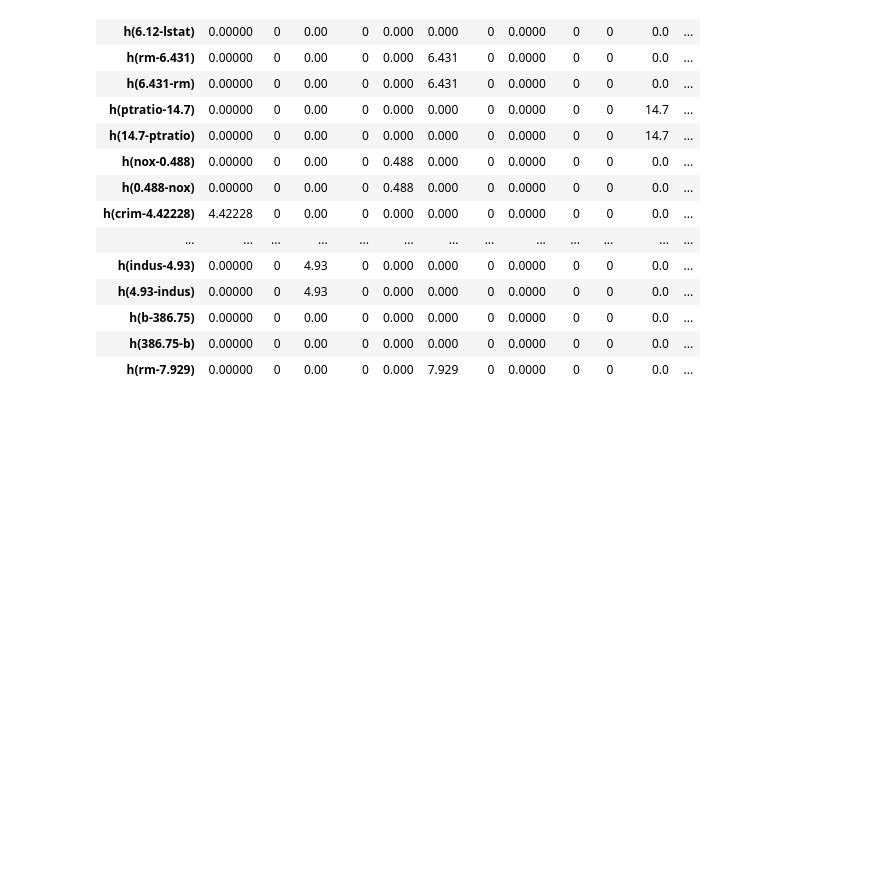
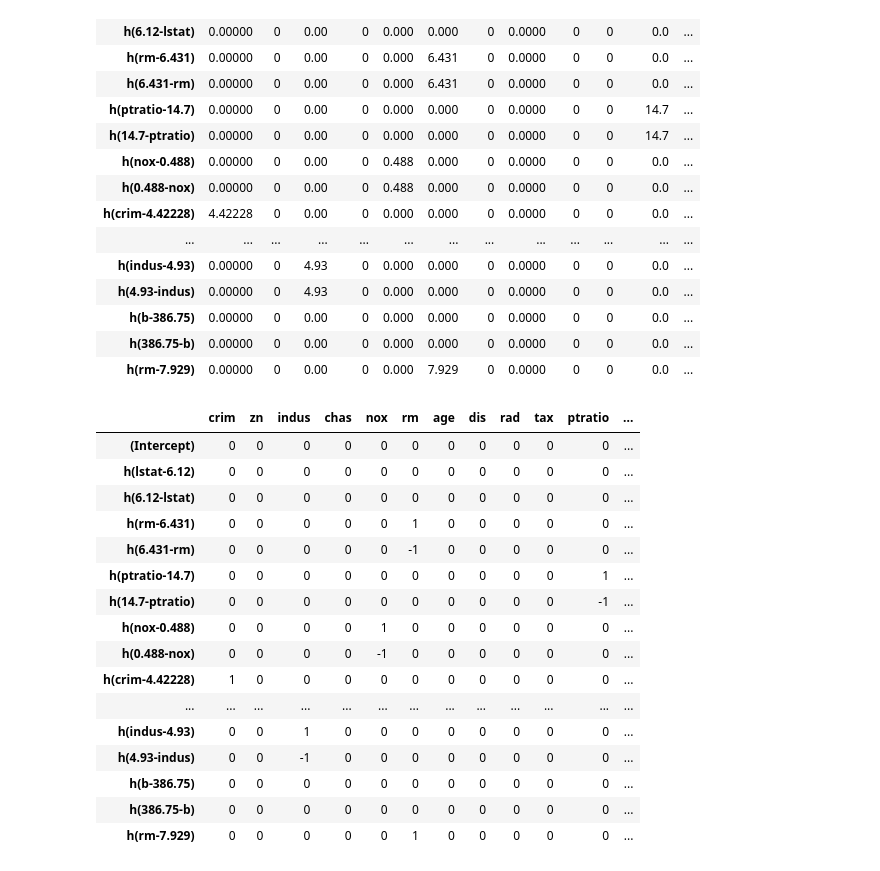
Before and after one commit to mllite/caret2sql, a Jupyter notebook: doc/earth/caret2sql-earth-boston.ipynb, the cells around one changed output. Saved outputs shown, nothing was run; the diff lists cells and outputs as text; code cells hidden in the pictures; blank space fills up the shorter version.

Commit message:
Add Caret Earth Method #17
Improved regression support., Added degree 2 models (variables interactions)

```diff
--- a/doc/earth/caret2sql-earth-boston.ipynb
+++ b/doc/earth/caret2sql-earth-boston.ipynb
@@ -314,4 +314,22 @@ earth1$cuts
 | h(386.75-b) | 0.00000 | 0 | 0.00 | 0 | 0.000 | 0.000 | 0 | 0.0000 | 0 | 0 | 0.0 | ... |
 | h(rm-7.929) | 0.00000 | 0 | 0.00 | 0 | 0.000 | 7.929 | 0 | 0.0000 | 0 | 0 | 0.0 | ... |
 # %%
-earth1$
+earth1$dirs
+# %% [output]
+|  | crim | zn | indus | chas | nox | rm | age | dis | rad | tax | ptratio | ... |
+| (Intercept) | 0 | 0 | 0 | 0 | 0 | 0 | 0 | 0 | 0 | 0 | 0 | ... |
+| h(lstat-6.12) | 0 | 0 | 0 | 0 | 0 | 0 | 0 | 0 | 0 | 0 | 0 | ... |
+| h(6.12-lstat) | 0 | 0 | 0 | 0 | 0 | 0 | 0 | 0 | 0 | 0 | 0 | ... |
+| h(rm-6.431) | 0 | 0 | 0 | 0 | 0 | 1 | 0 | 0 | 0 | 0 | 0 | ... |
+| h(6.431-rm) | 0 | 0 | 0 | 0 | 0 | -1 | 0 | 0 | 0 | 0 | 0 | ... |
+| h(ptratio-14.7) | 0 | 0 | 0 | 0 | 0 | 0 | 0 | 0 | 0 | 0 | 1 | ... |
+| h(14.7-ptratio) | 0 | 0 | 0 | 0 | 0 | 0 | 0 | 0 | 0 | 0 | -1 | ... |
+| h(nox-0.488) | 0 | 0 | 0 | 0 | 1 | 0 | 0 | 0 | 0 | 0 | 0 | ... |
+| h(0.488-nox) | 0 | 0 | 0 | 0 | -1 | 0 | 0 | 0 | 0 | 0 | 0 | ... |
+| h(crim-4.42228) | 1 | 0 | 0 | 0 | 0 | 0 | 0 | 0 | 0 | 0 | 0 | ... |
+| ... | ... | ... | ... | ... | ... | ... | ... | ... | ... | ... | ... | ... |
+| h(indus-4.93) | 0 | 0 | 1 | 0 | 0 | 0 | 0 | 0 | 0 | 0 | 0 | ... |
+| h(4.93-indus) | 0 | 0 | -1 | 0 | 0 | 0 | 0 | 0 | 0 | 0 | 0 | ... |
+| h(b-386.75) | 0 | 0 | 0 | 0 | 0 | 0 | 0 | 0 | 0 | 0 | 0 | ... |
+| h(386.75-b) | 0 | 0 | 0 | 0 | 0 | 0 | 0 | 0 | 0 | 0 | 0 | ... |
+| h(rm-7.929) | 0 | 0 | 0 | 0 | 0 | 1 | 0 | 0 | 0 | 0 | 0 | ... |
```
Also changed, not shown: parts of 1 cell of this notebook, 1 other file.
